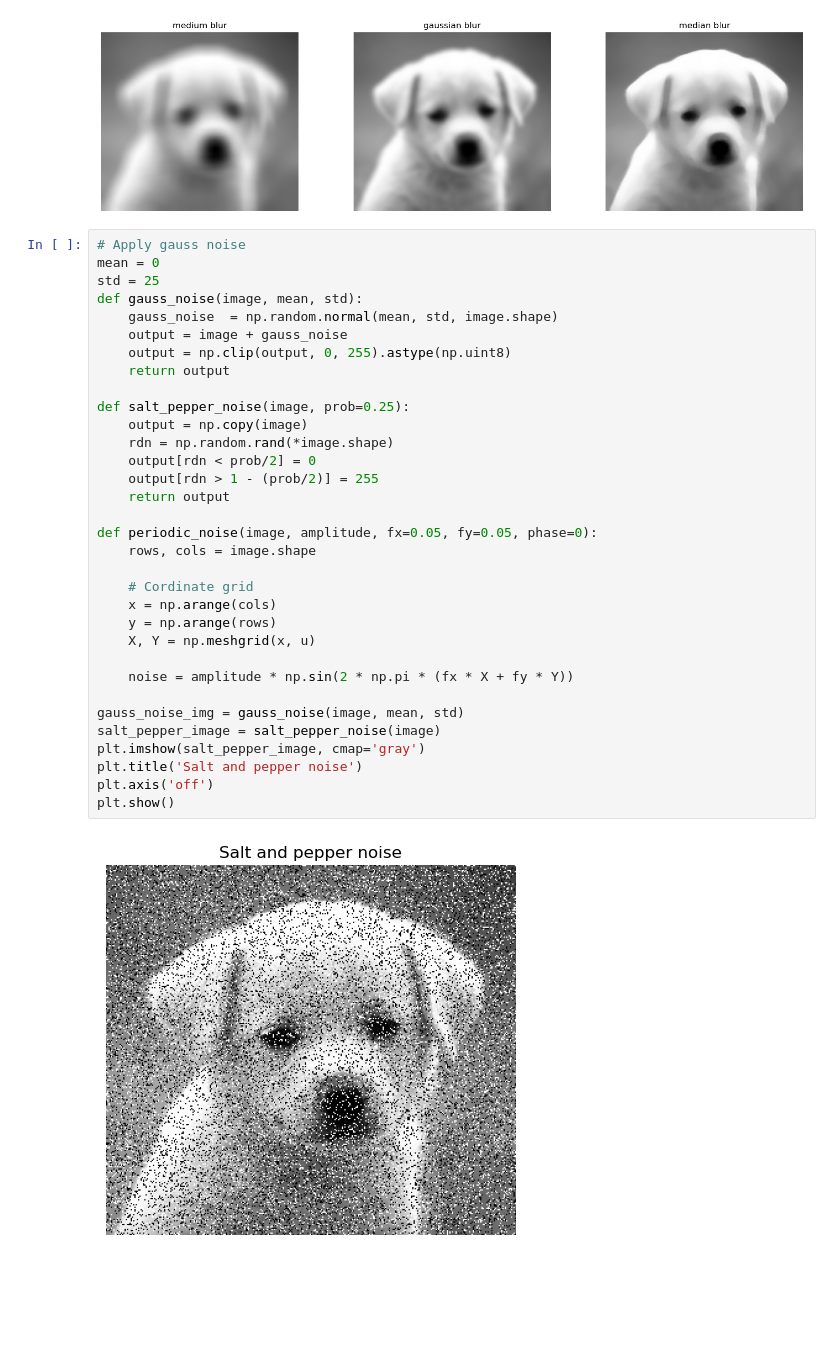
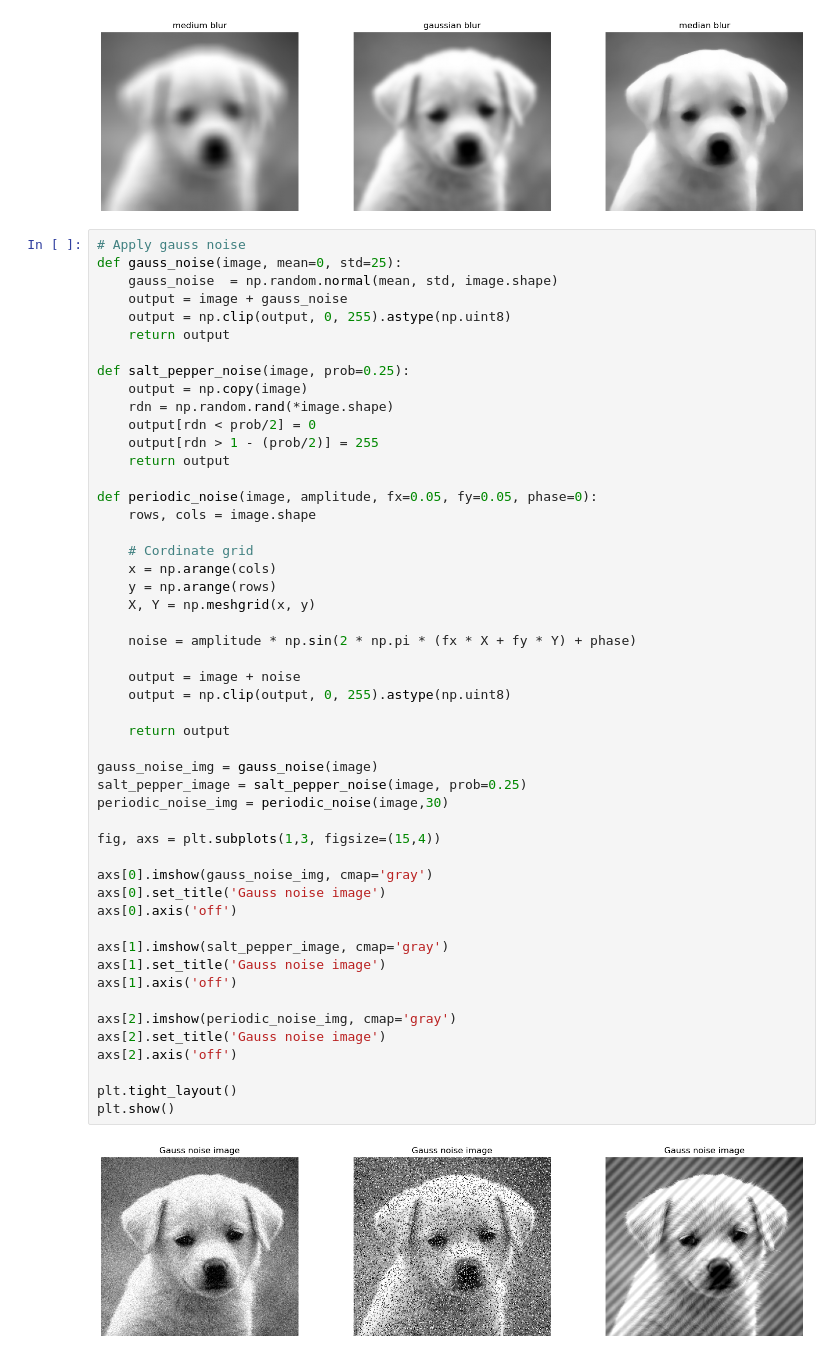
Before and after one commit to quangminh141005/Image_processing, a Jupyter notebook: lab2/lab2.ipynb, the cells around one changed output. Saved outputs shown, nothing was run; the diff lists cells and outputs as text; blank space fills up the shorter version.

```diff
--- a/lab2/lab2.ipynb
+++ b/lab2/lab2.ipynb
@@ -46,36 +46,53 @@ plt.show()
 [figure]
 # %%
 # Apply gauss noise
-mean = 0
-std = 25
-def gauss_noise(image, mean, std):
+def gauss_noise(image, mean=0, std=25):
     gauss_noise  = np.random.normal(mean, std, image.shape)
     output = image + gauss_noise
     output = np.clip(output, 0, 255).astype(np.uint8)
     return output
 
 def salt_pepper_noise(image, prob=0.25):
     output = np.copy(image)
     rdn = np.random.rand(*image.shape)
     output[rdn < prob/2] = 0
     output[rdn > 1 - (prob/2)] = 255
     return output
 
 def periodic_noise(image, amplitude, fx=0.05, fy=0.05, phase=0):
     rows, cols = image.shape
 
     # Cordinate grid
     x = np.arange(cols)
     y = np.arange(rows)
-    X, Y = np.meshgrid(x, u)
+    X, Y = np.meshgrid(x, y)
 
-    noise = amplitude * np.sin(2 * np.pi * (fx * X + fy * Y))
+    noise = amplitude * np.sin(2 * np.pi * (fx * X + fy * Y) + phase)
 
-gauss_noise_img = gauss_noise(image, mean, std)
-salt_pepper_image = salt_pepper_noise(image)
-plt.imshow(salt_pepper_image, cmap='gray')
-plt.title('Salt and pepper noise')
-plt.axis('off')
+    output = image + noise
+    output = np.clip(output, 0, 255).astype(np.uint8)
+
+    return output
+
+gauss_noise_img = gauss_noise(image)
+salt_pepper_image = salt_pepper_noise(image, prob=0.25)
+periodic_noise_img = periodic_noise(image,30)
+
+fig, axs = plt.subplots(1,3, figsize=(15,4))
+
+axs[0].imshow(gauss_noise_img, cmap='gray')
+axs[0].set_title('Gauss noise image')
+axs[0].axis('off')
+
+axs[1].imshow(salt_pepper_image, cmap='gray')
+axs[1].set_title('Gauss noise image')
+axs[1].axis('off')
+
+axs[2].imshow(periodic_noise_img, cmap='gray')
+axs[2].set_title('Gauss noise image')
+axs[2].axis('off')
+
+plt.tight_layout()
 plt.show()
 # %% [output]
-[figure, old version]
+[figure, new version]
```
Also changed, not shown: parts of 1 cell of this notebook.
